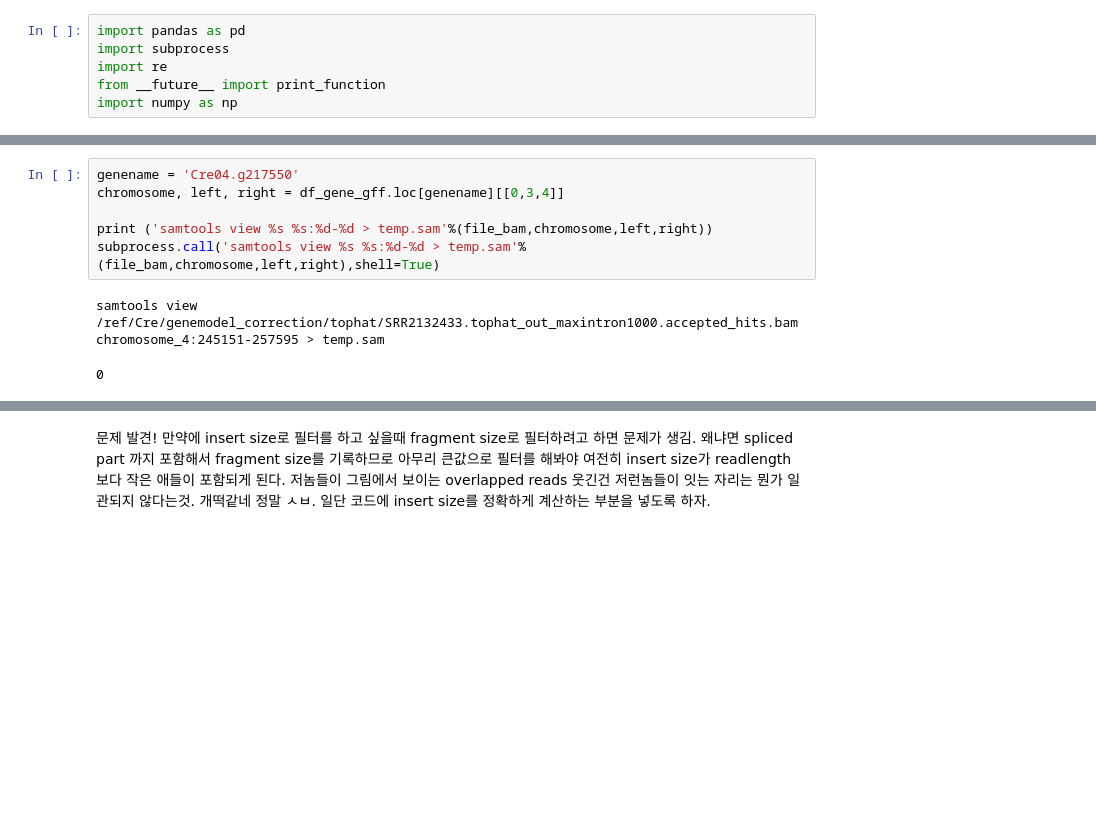
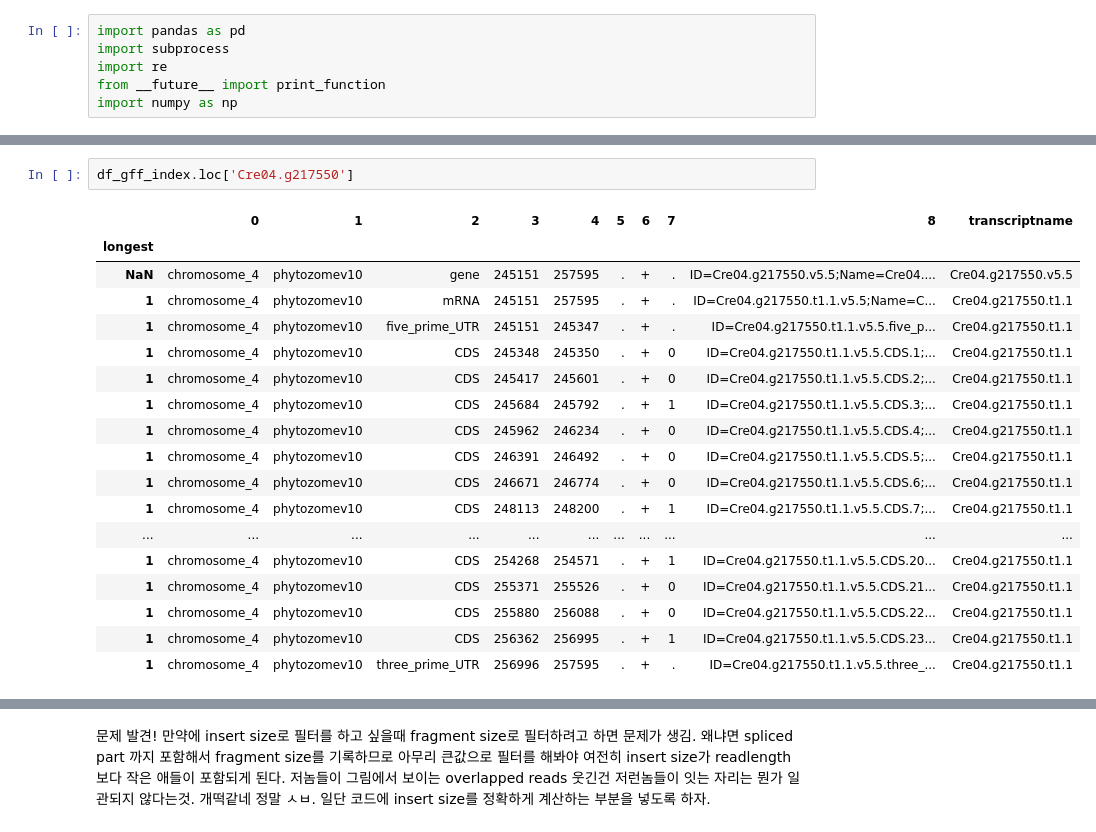
Before and after one commit to NOngeso/pipelines, a Jupyter notebook: ipynb/bam.gene.plot.ipynb, the cells around one changed output, grey strips where cells are left out. Drawn from its saved outputs; the diff is of its cells as text; blank space fills up the shorter version.

```diff
--- a/ipynb/bam.gene.plot.ipynb
+++ b/ipynb/bam.gene.plot.ipynb
@@ -42,13 +40,25 @@ See the caveats in the documentation: http://pandas.pydata.org/pandas-docs/stabl
 |  | 1 | chromosome_1 | phytozomev10 | five_prime_UTR | 18766 | 19162 | . | + | . | ID=Cre01.g000017.t1.1.v5.5.five_p... | ... |
 |  | 1 | chromosome_1 | phytozomev10 | CDS | 19163 | 19178 | . | + | 0 | ID=Cre01.g000017.t1.1.v5.5.CDS.1;... | ... |
 |  | 1 | chromosome_1 | phytozomev10 | CDS | 19329 | 19948 | . | + | 2 | ID=Cre01.g000017.t1.1.v5.5.CDS.2;... | ... |
-# %%
-genename = 'Cre04.g217550'
-chromosome, left, right = df_gene_gff.loc[genename][[0,3,4]]
-
-print ('samtools view %s %s:%d-%d > temp.sam'%(file_bam,chromosome,left,right))
-subprocess.call('samtools view %s %s:%d-%d > temp.sam'%(file_bam,chromosome,left,right),shell=True)
-# %% [output]
-samtools view /ref/Cre/genemodel_correction/tophat/SRR2132433.tophat_out_maxintron1000.accepted_hits.bam chromosome_4:245151-257595 > temp.sam
-0
+# %%
+df_gff_index.loc['Cre04.g217550']
+# %% [output]
+|  | 0 | 1 | 2 | 3 | 4 | 5 | 6 | 7 | 8 | transcriptname |
+| longest |  |  |  |  |  |  |  |  |  |  |
+| NaN | chromosome_4 | phytozomev10 | gene | 245151 | 257595 | . | + | . | ID=Cre04.g217550.v5.5;Name=Cre04.... | Cre04.g217550.v5.5 |
+| 1 | chromosome_4 | phytozomev10 | mRNA | 245151 | 257595 | . | + | . | ID=Cre04.g217550.t1.1.v5.5;Name=C... | Cre04.g217550.t1.1 |
+| 1 | chromosome_4 | phytozomev10 | five_prime_UTR | 245151 | 245347 | . | + | . | ID=Cre04.g217550.t1.1.v5.5.five_p... | Cre04.g217550.t1.1 |
+| 1 | chromosome_4 | phytozomev10 | CDS | 245348 | 245350 | . | + | 0 | ID=Cre04.g217550.t1.1.v5.5.CDS.1;... | Cre04.g217550.t1.1 |
+| 1 | chromosome_4 | phytozomev10 | CDS | 245417 | 245601 | . | + | 0 | ID=Cre04.g217550.t1.1.v5.5.CDS.2;... | Cre04.g217550.t1.1 |
+| 1 | chromosome_4 | phytozomev10 | CDS | 245684 | 245792 | . | + | 1 | ID=Cre04.g217550.t1.1.v5.5.CDS.3;... | Cre04.g217550.t1.1 |
+| 1 | chromosome_4 | phytozomev10 | CDS | 245962 | 246234 | . | + | 0 | ID=Cre04.g217550.t1.1.v5.5.CDS.4;... | Cre04.g217550.t1.1 |
+| 1 | chromosome_4 | phytozomev10 | CDS | 246391 | 246492 | . | + | 0 | ID=Cre04.g217550.t1.1.v5.5.CDS.5;... | Cre04.g217550.t1.1 |
+| 1 | chromosome_4 | phytozomev10 | CDS | 246671 | 246774 | . | + | 0 | ID=Cre04.g217550.t1.1.v5.5.CDS.6;... | Cre04.g217550.t1.1 |
+| 1 | chromosome_4 | phytozomev10 | CDS | 248113 | 248200 | . | + | 1 | ID=Cre04.g217550.t1.1.v5.5.CDS.7;... | Cre04.g217550.t1.1 |
+| ... | ... | ... | ... | ... | ... | ... | ... | ... | ... | ... |
+| 1 | chromosome_4 | phytozomev10 | CDS | 254268 | 254571 | . | + | 1 | ID=Cre04.g217550.t1.1.v5.5.CDS.20... | Cre04.g217550.t1.1 |
+| 1 | chromosome_4 | phytozomev10 | CDS | 255371 | 255526 | . | + | 0 | ID=Cre04.g217550.t1.1.v5.5.CDS.21... | Cre04.g217550.t1.1 |
+| 1 | chromosome_4 | phytozomev10 | CDS | 255880 | 256088 | . | + | 0 | ID=Cre04.g217550.t1.1.v5.5.CDS.22... | Cre04.g217550.t1.1 |
+| 1 | chromosome_4 | phytozomev10 | CDS | 256362 | 256995 | . | + | 1 | ID=Cre04.g217550.t1.1.v5.5.CDS.23... | Cre04.g217550.t1.1 |
+| 1 | chromosome_4 | phytozomev10 | three_prime_UTR | 256996 | 257595 | . | + | . | ID=Cre04.g217550.t1.1.v5.5.three_... | Cre04.g217550.t1.1 |
 # %%
```
Also changed, not shown: parts of 5 cells of this notebook, 5 other files.
